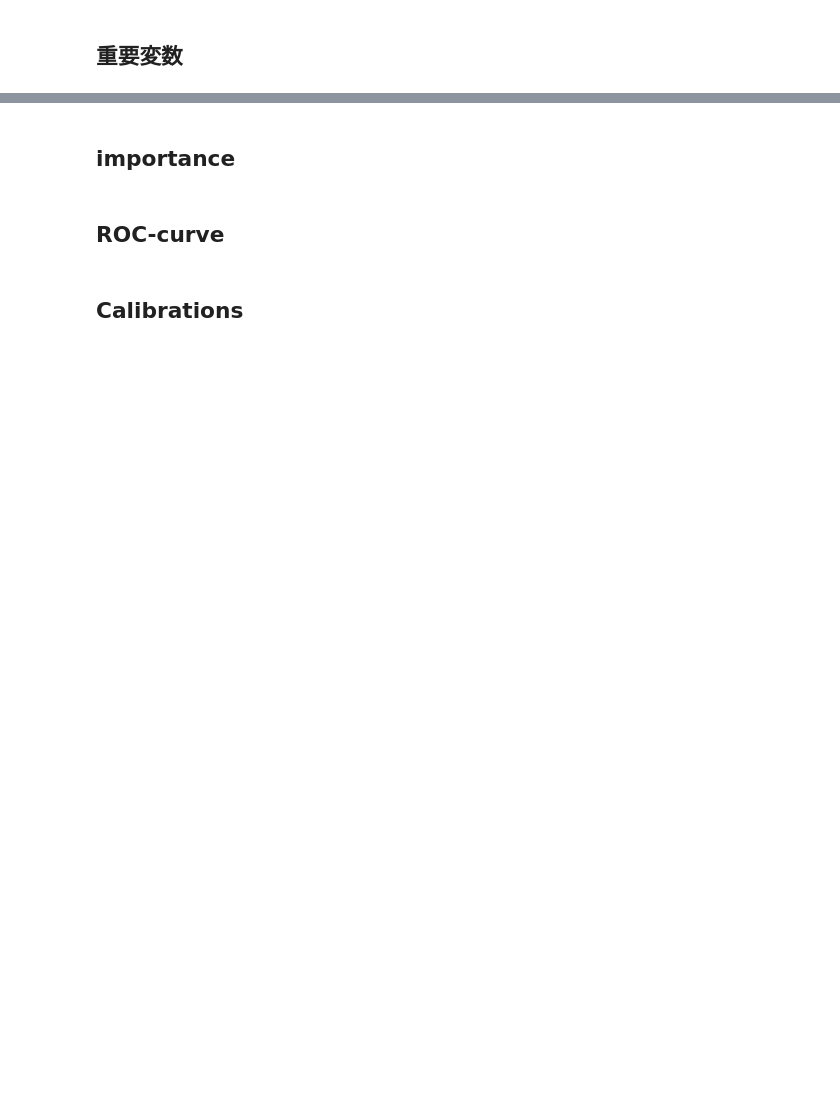
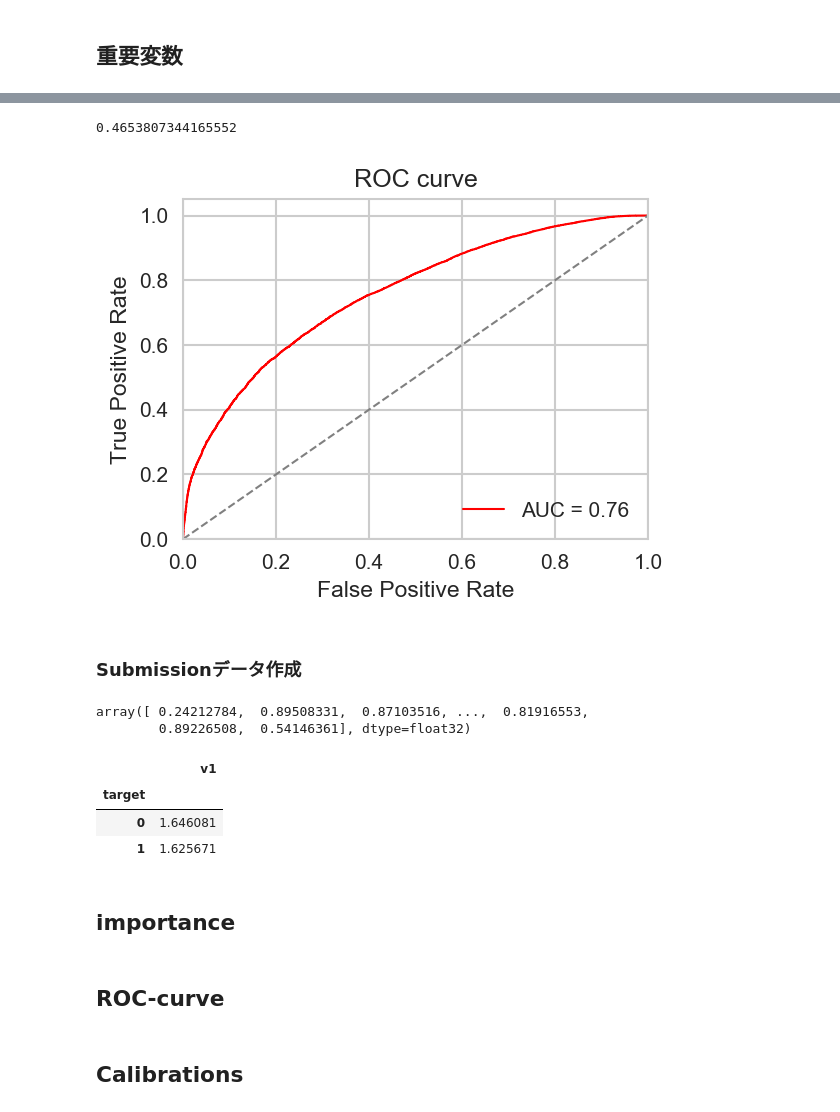
Before and after one commit to k501/BNP_Paribas, a Jupyter notebook: 10.model/BNP_XGB.ipynb, the cells around one changed output, grey strips where cells are left out. Cells and saved outputs as stored; diff of their text form; code cells hidden in the pictures; blank space fills up the shorter version.

```diff
--- a/10.model/BNP_XGB.ipynb
+++ b/10.model/BNP_XGB.ipynb
@@ -180,6 +243,5 @@ d_array = d_array.astype(float)
 # %%
 # Split the Learning Set
-X_train, X_test, y_train, y_test = train_test_split(d_array, target, test_size=0.3, random_state=1)
+X_train, X_valid, y_train, y_valid = train_test_split(d_train_array, target, test_size=0.3, random_state=1)
+X_train, X_eval, y_train, y_eval  = train_test_split(X_train, y_train, test_size=0.2, random_state=1)
-# %%
-X_train, X_valid, y_train, y_valid  = train_test_split(X_train, y_train, test_size=0.2, random_state=1)
 # %% [markdown]
@@ -431,0 +326,28 @@ xgb.to_graphviz(model, num_trees=2)
+# %%
+from  sklearn.metrics import log_loss
+logloss_valid = log_loss(y_valid, pred)
+logloss_valid
+# %% [output]
+0.4653807344165552
+# %%
+# ROC曲線用の変数作成
+fpr, tpr, thresholds = mtr.roc_curve(y_valid.values, pred)
+roc_auc = auc(fpr, tpr)
+# %%
+# ROC曲線を描画
+lw = 1
+plt.figure(figsize=(4,3),dpi=150)
+plt.plot(fpr, tpr, color = 'red', lw = lw, label='AUC = %0.2f' % roc_auc)
+plt.plot([0, 1], [0, 1], color='grey', lw=lw, linestyle='--')
+plt.xlim([0.0, 1.0])
+plt.ylim([0.0, 1.05])
+
+plt.title("ROC curve")
+plt.xlabel("False Positive Rate")
+plt.ylabel("True Positive Rate")
+plt.legend(loc="lower right")
+plt.show()
+# %% [output]
+[figure, added]
+# %% [markdown]
+### Submissionデータ作成
@@ -431,0 +357,5 @@ xgb.to_graphviz(model, num_trees=2)
+# %%
+pred_submit
+# %% [output]
+array([ 0.24212784,  0.89508331,  0.87103516, ...,  0.81916553,
+        0.89226508,  0.54146361], dtype=float32)
@@ -432,3 +366,10 @@ xgb.to_graphviz(model, num_trees=2)
+# %%
+d.groupby([ 'target']).agg({'v1': 'mean'})
+# %% [output]
+|  | v1 |
+| target |  |
+| 0 | 1.646081 |
+| 1 | 1.625671 |
 # %% [markdown]
 ## importance
 # %% [markdown]
```
Also changed, not shown: parts of 70 cells of this notebook, 9 other files.
